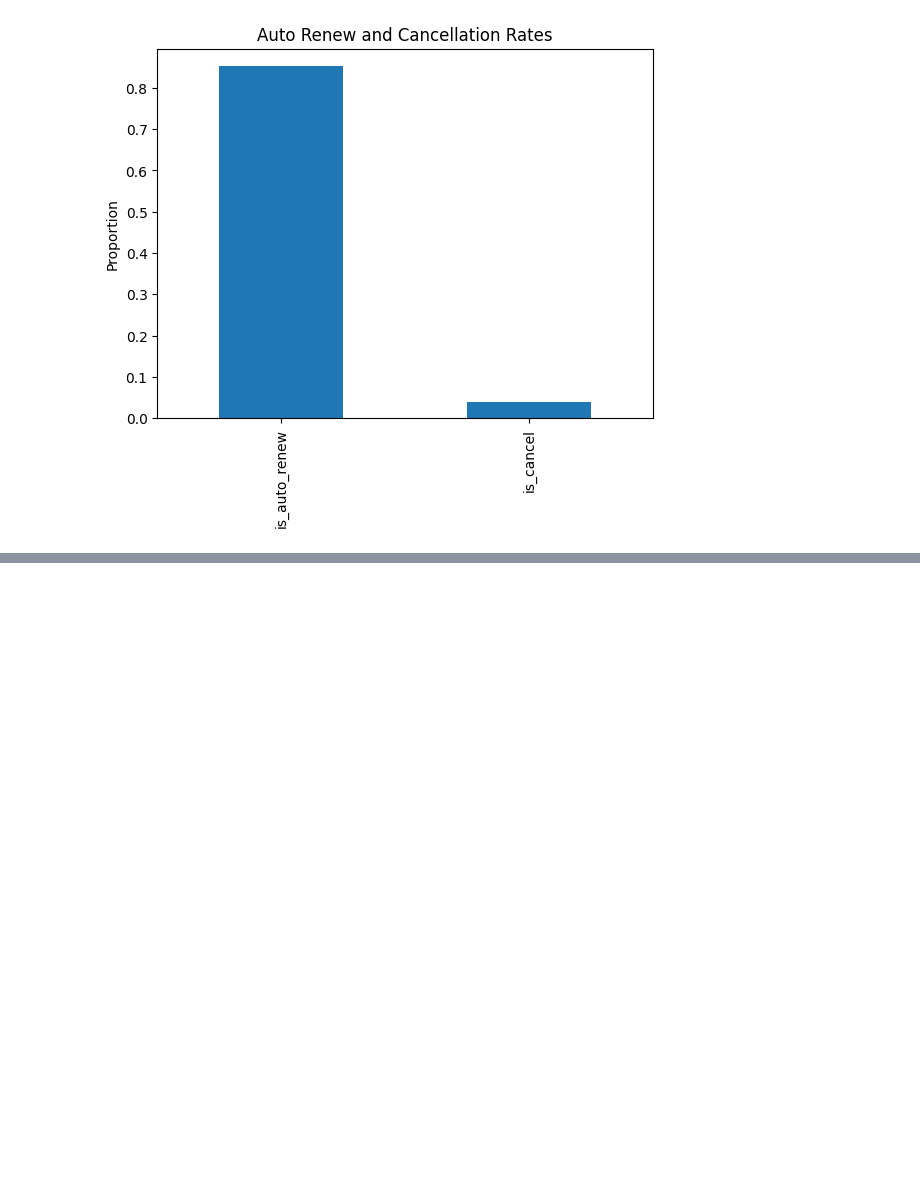
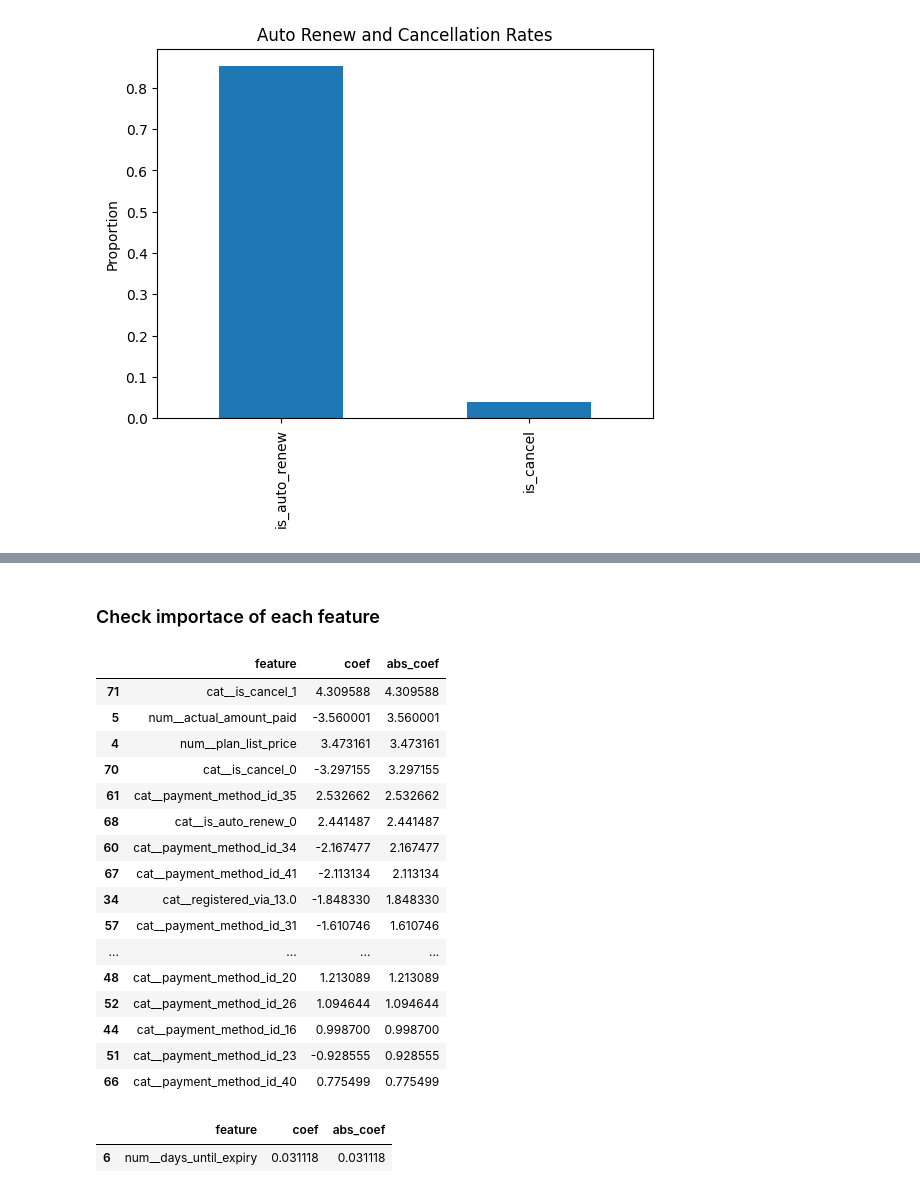
Before and after one commit to Soodabeh/retention-agent, a Jupyter notebook: notebooks/01_data_exploration.ipynb, the cells around one changed output, grey strips where cells are left out. Cells and saved outputs as stored; diff of their text form; code cells hidden in the pictures; blank space fills up the shorter version.

Commit message:
Add Baseline Model 1 and Baseline Model 2

```diff
--- a/notebooks/01_data_exploration.ipynb
+++ b/notebooks/01_data_exploration.ipynb
@@ -158,0 +399,5 @@ plt.show()
+# %%
+preprocessor_2 = ColumnTransformer([
+    ("num", numeric_transformer, numeric_features_2),
+    ("cat", categorical_transformer, categorical_features_2)
+])
@@ -158,0 +406,8 @@ plt.show()
+# %%
+X_train_2, X_test_2, y_train_2, y_test_2 = train_test_split(
+    X_2,
+    y,
+    test_size=0.2,
+    stratify=y,
+    random_state=42
+)
@@ -158,0 +416,7 @@ plt.show()
+# %%
+from sklearn.linear_model import LogisticRegression
+
+baseline_model_2 = Pipeline([
+    ("preprocessor", preprocessor_2),
+    ("classifier", LogisticRegression(max_iter=1000, class_weight="balanced"))
+])
@@ -158,0 +425,2 @@ plt.show()
+# %%
+baseline_model_2.fit(X_train_2, y_train_2)
@@ -158,0 +494,47 @@ plt.show()
+# %% [markdown]
+### Check importace of each feature
+# %%
+feature_names = baseline_model_2.named_steps[
+    "preprocessor"
+].get_feature_names_out()
+
+coefficients = baseline_model_2.named_steps[
+    "classifier"
+].coef_[0]
+
+importance_df = pd.DataFrame({
+    "feature": feature_names,
+    "coef": coefficients
+})
+
+importance_df["abs_coef"] = importance_df["coef"].abs()
+
+importance_df.sort_values(
+    "abs_coef",
+    ascending=False
+).head(20)
+# %% [output]
+|  | feature | coef | abs_coef |
+| 71 | cat__is_cancel_1 | 4.309588 | 4.309588 |
+| 5 | num__actual_amount_paid | -3.560001 | 3.560001 |
+| 4 | num__plan_list_price | 3.473161 | 3.473161 |
+| 70 | cat__is_cancel_0 | -3.297155 | 3.297155 |
+| 61 | cat__payment_method_id_35 | 2.532662 | 2.532662 |
+| 68 | cat__is_auto_renew_0 | 2.441487 | 2.441487 |
+| 60 | cat__payment_method_id_34 | -2.167477 | 2.167477 |
+| 67 | cat__payment_method_id_41 | -2.113134 | 2.113134 |
+| 34 | cat__registered_via_13.0 | -1.848330 | 1.848330 |
+| 57 | cat__payment_method_id_31 | -1.610746 | 1.610746 |
+| ... | ... | ... | ... |
+| 48 | cat__payment_method_id_20 | 1.213089 | 1.213089 |
+| 52 | cat__payment_method_id_26 | 1.094644 | 1.094644 |
+| 44 | cat__payment_method_id_16 | 0.998700 | 0.998700 |
+| 51 | cat__payment_method_id_23 | -0.928555 | 0.928555 |
+| 66 | cat__payment_method_id_40 | 0.775499 | 0.775499 |
+# %%
+importance_df[
+    importance_df["feature"].str.contains("days_until_expiry")
+]
+# %% [output]
+|  | feature | coef | abs_coef |
+| 6 | num__days_until_expiry | 0.031118 | 0.031118 |
```
Also changed, not shown: parts of 52 cells of this notebook.
